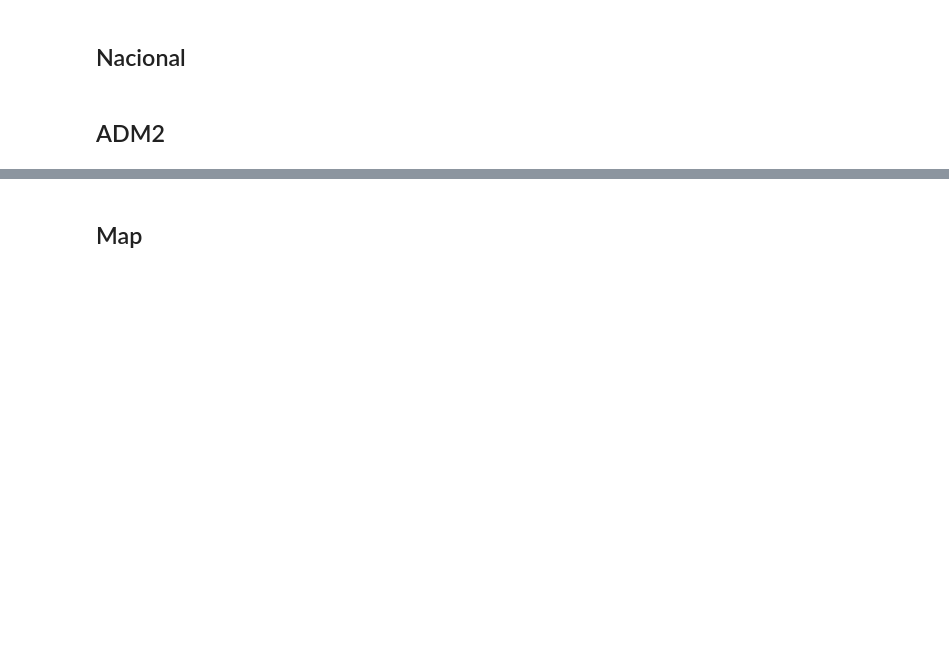
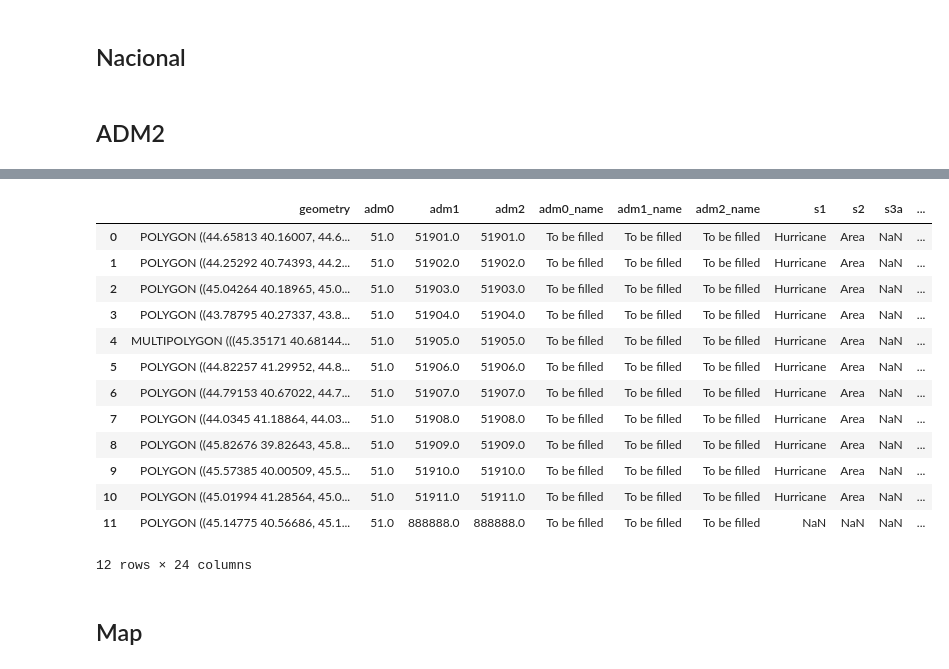
Before and after one commit to Queeno11/CLIENT-v2, a Jupyter notebook: 06_bases_webpage.ipynb, the cells around one changed output, grey strips where cells are left out. Cells and saved outputs as stored; diff of their text form; code cells hidden in the pictures; blank space fills up the shorter version.

```diff
--- a/06_bases_webpage.ipynb
+++ b/06_bases_webpage.ipynb
@@ -297,0 +327,7 @@ df.to_csv(r"D:\World Bank\CLIENT v2\Data\Data_out\for webpage\HC_geo_data.csv",
+# %%
+# test all is ok
+from importlib import reload
+reload(test_tools)
+gdf = pd.read_csv(r"D:\World Bank\CLIENT v2\Data\Data_out\for webpage\HC_geo_map.csv")
+df = pd.read_csv(r"D:\World Bank\CLIENT v2\Data\Data_out\for webpage\HC_geo_data.csv")
+test_tools.validate_hc_merge(df, gdf)
@@ -297,0 +388,8 @@ df.to_csv(r"D:\World Bank\CLIENT v2\Data\Data_out\for webpage\HC_geo_data.csv",
+# %%
+for code in tqdm(df.adm0.unique()):
+    arg_df = df.query(f"adm0=={code} and s1=='Hurricane' and s2=='Area' and s3f==3 and s4c==10 and s5==0")
+    arg_gdf = gdf_full.query(f"adm0=={code}")
+    merged = arg_gdf.merge(arg_df, on=["adm0", "adm1", "adm2"], how="outer", indicator=True, validate="1:1")
+    assert (merged._merge != "right_only").all()
+    if not (merged._merge == "both").all():
+        print(merged[merged._merge != "both"].shape[0])
@@ -298,2 +412,19 @@ df.to_csv(r"D:\World Bank\CLIENT v2\Data\Data_out\for webpage\HC_geo_data.csv",
+# %%
+merged
+# %% [output]
+|  | geometry | adm0 | adm1 | adm2 | adm0_name | adm1_name | adm2_name | s1 | s2 | s3a | ... |
+| 0 | POLYGON ((44.65813 40.16007, 44.6... | 51.0 | 51901.0 | 51901.0 | To be filled | To be filled | To be filled | Hurricane | Area | NaN | ... |
+| 1 | POLYGON ((44.25292 40.74393, 44.2... | 51.0 | 51902.0 | 51902.0 | To be filled | To be filled | To be filled | Hurricane | Area | NaN | ... |
+| 2 | POLYGON ((45.04264 40.18965, 45.0... | 51.0 | 51903.0 | 51903.0 | To be filled | To be filled | To be filled | Hurricane | Area | NaN | ... |
+| 3 | POLYGON ((43.78795 40.27337, 43.8... | 51.0 | 51904.0 | 51904.0 | To be filled | To be filled | To be filled | Hurricane | Area | NaN | ... |
+| 4 | MULTIPOLYGON (((45.35171 40.68144... | 51.0 | 51905.0 | 51905.0 | To be filled | To be filled | To be filled | Hurricane | Area | NaN | ... |
+| 5 | POLYGON ((44.82257 41.29952, 44.8... | 51.0 | 51906.0 | 51906.0 | To be filled | To be filled | To be filled | Hurricane | Area | NaN | ... |
+| 6 | POLYGON ((44.79153 40.67022, 44.7... | 51.0 | 51907.0 | 51907.0 | To be filled | To be filled | To be filled | Hurricane | Area | NaN | ... |
+| 7 | POLYGON ((44.0345 41.18864, 44.03... | 51.0 | 51908.0 | 51908.0 | To be filled | To be filled | To be filled | Hurricane | Area | NaN | ... |
+| 8 | POLYGON ((45.82676 39.82643, 45.8... | 51.0 | 51909.0 | 51909.0 | To be filled | To be filled | To be filled | Hurricane | Area | NaN | ... |
+| 9 | POLYGON ((45.57385 40.00509, 45.5... | 51.0 | 51910.0 | 51910.0 | To be filled | To be filled | To be filled | Hurricane | Area | NaN | ... |
+| 10 | POLYGON ((45.01994 41.28564, 45.0... | 51.0 | 51911.0 | 51911.0 | To be filled | To be filled | To be filled | Hurricane | Area | NaN | ... |
+| 11 | POLYGON ((45.14775 40.56686, 45.1... | 51.0 | 888888.0 | 888888.0 | To be filled | To be filled | To be filled | NaN | NaN | NaN | ... |
+12 rows × 24 columns
 # %% [markdown]
 ## Map
```
Also changed, not shown: parts of 23 cells of this notebook, 2 other files.
